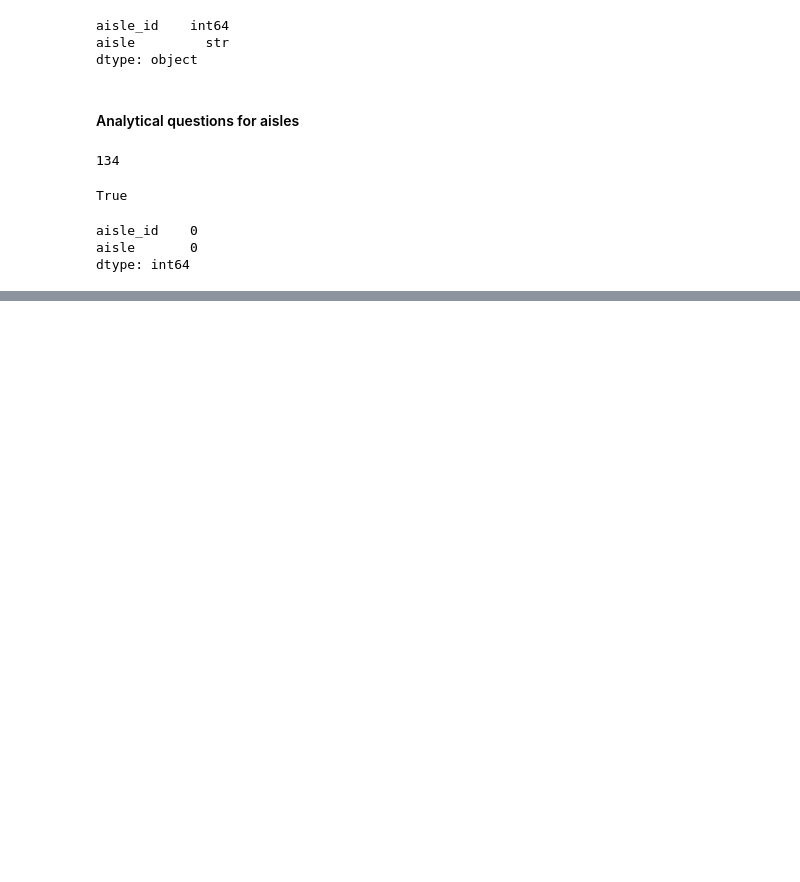
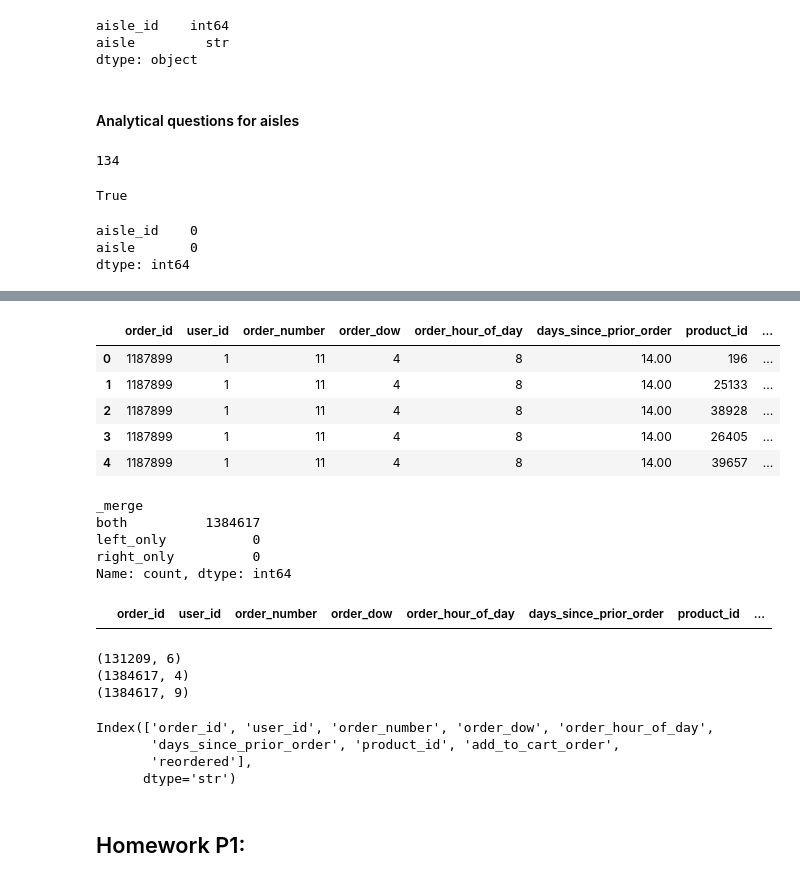
Before and after one commit to Hrz17PMardev/data_analytics_with_python, a Jupyter notebook: notebooks/06_prepared.ipynb, the cells around one changed output, grey strips where cells are left out. Saved outputs shown, nothing was run; the diff lists cells and outputs as text; code cells hidden in the pictures; blank space fills up the shorter version.

```diff
--- a/notebooks/06_prepared.ipynb
+++ b/notebooks/06_prepared.ipynb
@@ -513,0 +595,48 @@ dtype: int64
+# %%
+df_train_transactions_check = pd.merge(
+    df_orders_train,
+    df_orders_products_train,
+    on="order_id",
+    how="left",
+    indicator=True
+)
+
+df_train_transactions_check.head()
+# %% [output]
+|  | order_id | user_id | order_number | order_dow | order_hour_of_day | days_since_prior_order | product_id | ... |
+| 0 | 1187899 | 1 | 11 | 4 | 8 | 14.00 | 196 | ... |
+| 1 | 1187899 | 1 | 11 | 4 | 8 | 14.00 | 25133 | ... |
+| 2 | 1187899 | 1 | 11 | 4 | 8 | 14.00 | 38928 | ... |
+| 3 | 1187899 | 1 | 11 | 4 | 8 | 14.00 | 26405 | ... |
+| 4 | 1187899 | 1 | 11 | 4 | 8 | 14.00 | 39657 | ... |
+# %%
+df_train_transactions_check["_merge"].value_counts()
+# %% [output]
+_merge
+both          1384617
+left_only           0
+right_only          0
+Name: count, dtype: int64
+# %%
+df_train_transactions_check[
+    df_train_transactions_check["_merge"] == "left_only"
+].head()
+# %% [output]
+|  | order_id | user_id | order_number | order_dow | order_hour_of_day | days_since_prior_order | product_id | ... |
+# %%
+print(df_orders_train.shape)
+print(df_orders_products_train.shape)
+print(df_train_transactions.shape)
+# %% [output]
+(131209, 6)
+(1384617, 4)
+(1384617, 9)
+# %%
+df_train_transactions.columns
+# %% [output]
+Index(['order_id', 'user_id', 'order_number', 'order_dow', 'order_hour_of_day',
+       'days_since_prior_order', 'product_id', 'add_to_cart_order',
+       'reordered'],
+      dtype='str')
+# %% [markdown]
+## Homework P1:
```
Also changed, not shown: parts of 23 cells of this notebook.
